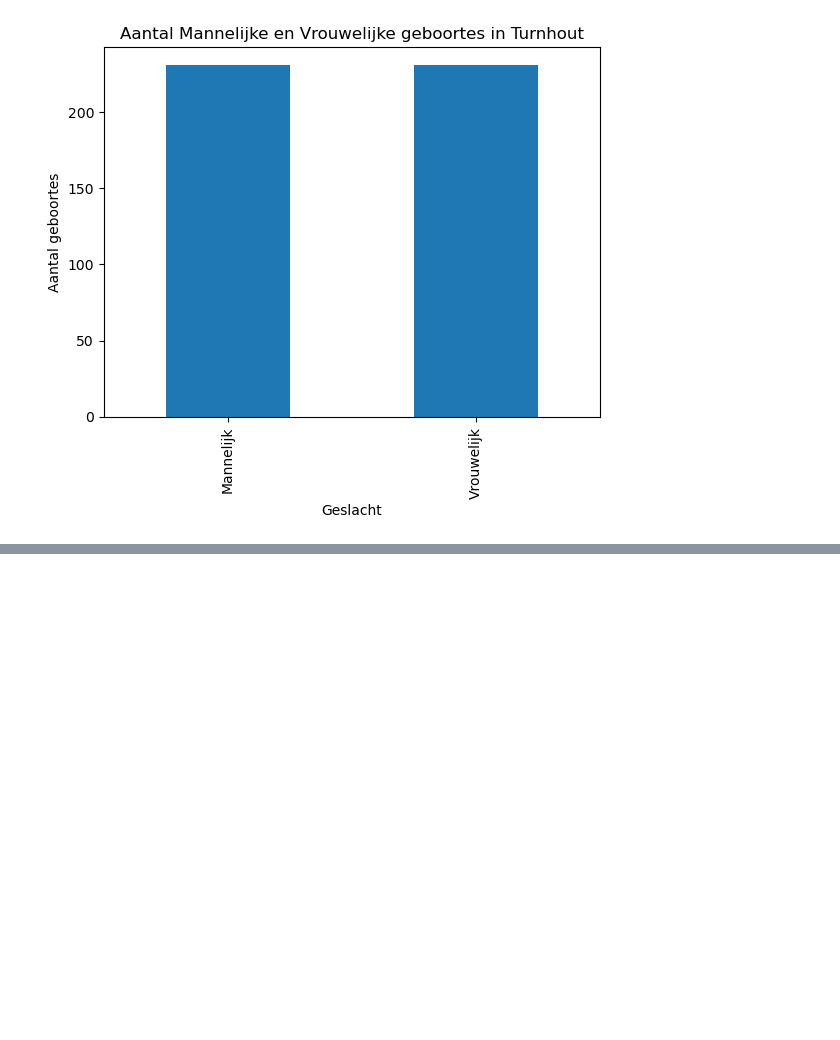
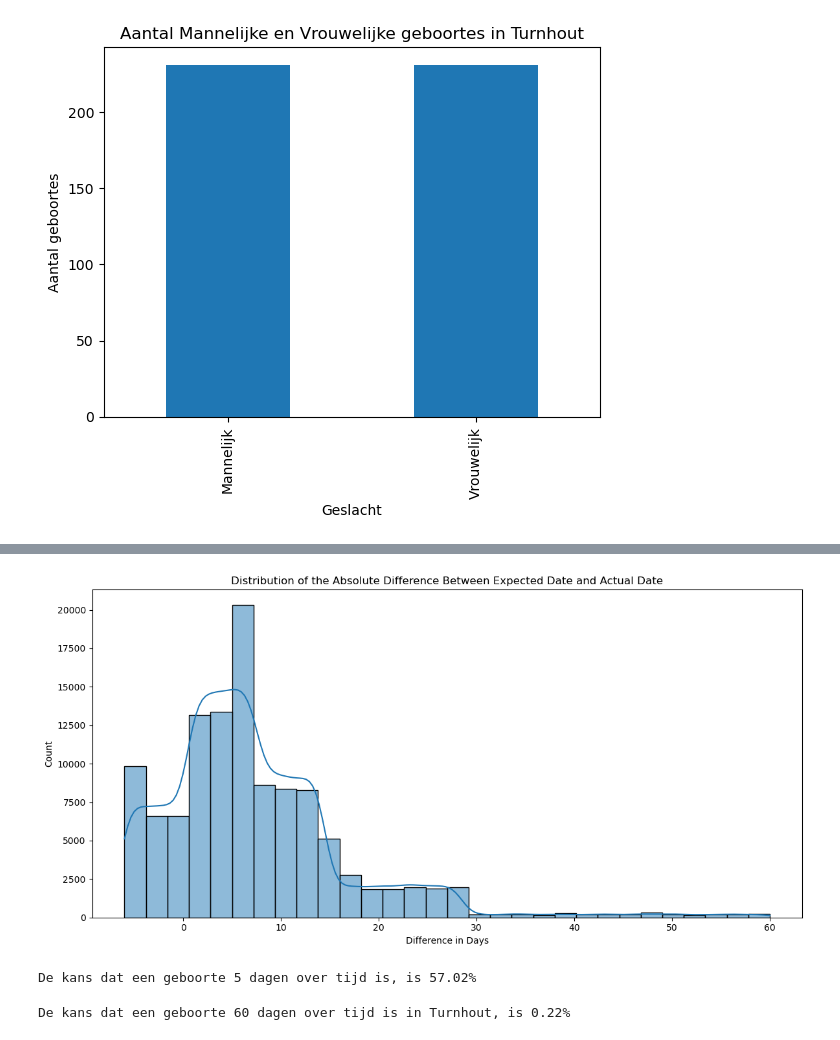
Before and after one commit to TinneCJM/DS_examen_Tinne_Mertens_deel2, a Jupyter notebook: notebooks/examen_prep.ipynb, the cells around one changed output, grey strips where cells are left out. Cells and saved outputs as stored; diff of their text form; code cells hidden in the pictures; blank space fills up the shorter version.

```diff
--- a/notebooks/examen_prep.ipynb
+++ b/notebooks/examen_prep.ipynb
@@ -387,0 +457,47 @@ plot_geboortes_per_geslacht_per_gemeente(geboortes, gemeente)
+# %%
+fig, ax = plt.subplots(figsize=(12, 6))
+
+sns.histplot(geboortes['verschil_dagen'], bins=30, kde=True, ax = ax)
+plt.title('Distribution of the Absolute Difference Between Expected Date and Actual Date')
+plt.xlabel('Difference in Days')
+plt.ylabel('Count')
+plt.tight_layout()
+plt.show()
+# %% [output]
+[figure, added]
+# %%
+dagen_over_tijd = 5
+
+# Aantal geboortes
+aantal_geboortes = len(geboortes)
+
+# Aantal geboortes zoveel dagen over tijd
+aantal_over_tijd = len(geboortes[geboortes['verschil_dagen'] >= 5])
+
+# Kans berekenen
+kans = aantal_over_tijd / aantal_geboortes * 100
+
+print(f"De kans dat een geboorte {dagen_over_tijd} dagen over tijd is, is {round(kans, 2)}%")
+# %% [output]
+De kans dat een geboorte 5 dagen over tijd is, is 57.02%
+# %%
+def calculate_chance(df, gemeente, dagen_over_tijd):
+    # Filter the DataFrame for the specified 'gemeente'
+    df_gemeente = df[df['gemeente'] == gemeente]
+
+    # Calculate the total number of births and the number of births over time
+    aantal_geboortes = len(df_gemeente)
+    aantal_over_tijd = len(df_gemeente[df_gemeente['verschil_dagen'] >= dagen_over_tijd])
+
+    # Calculate the chance
+    kans = aantal_over_tijd / aantal_geboortes * 100
+
+    return kans
+
+gemeente = 'Turnhout'
+dagen_over_tijd = 60
+kans = calculate_chance(geboortes, gemeente, dagen_over_tijd)
+
+print(f"De kans dat een geboorte {dagen_over_tijd} dagen over tijd is in {gemeente}, is {round(kans, 2)}%")
+# %% [output]
+De kans dat een geboorte 60 dagen over tijd is in Turnhout, is 0.22%
```
Also changed, not shown: parts of 13 cells of this notebook.
